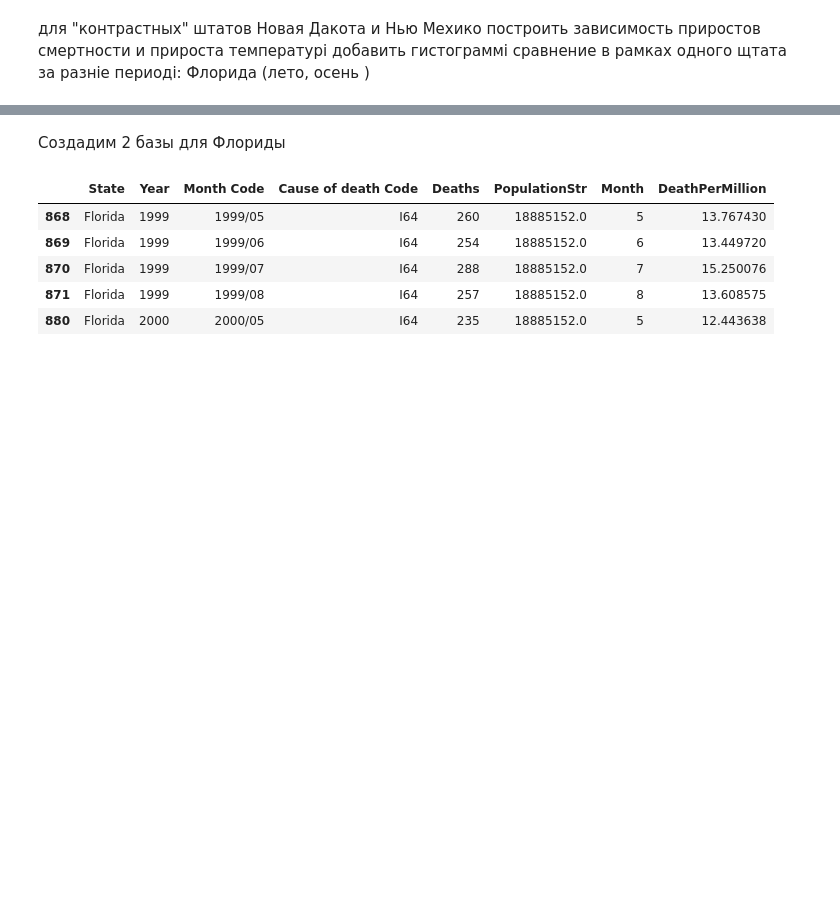
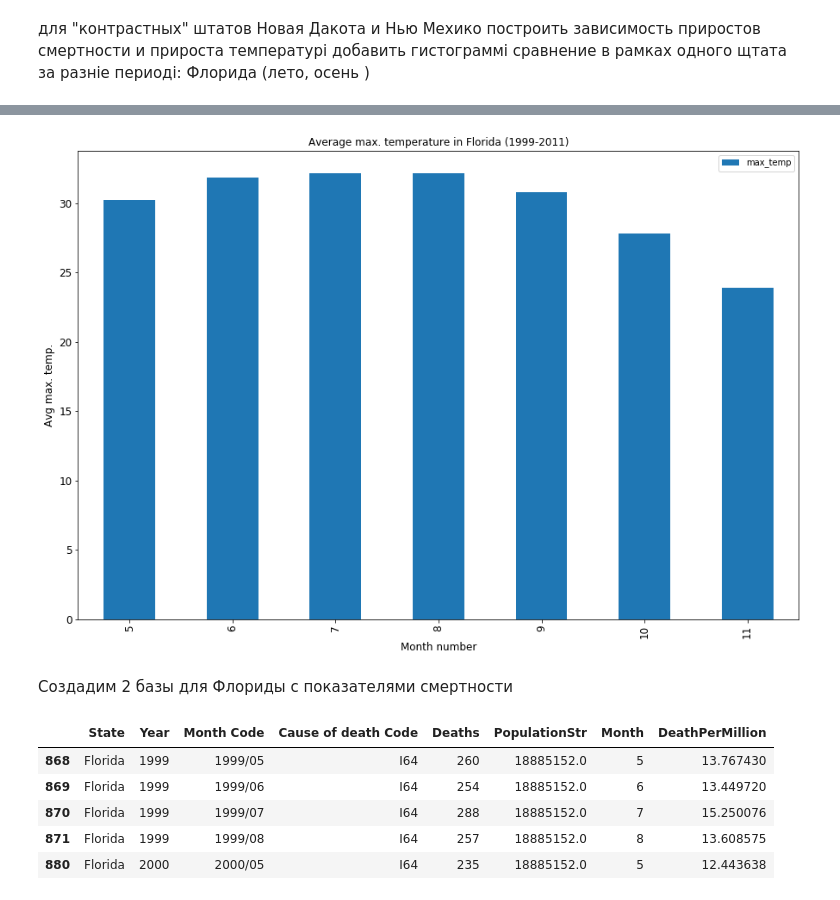
Before and after one commit to vlnik-belyaev/CDC_stat, a Jupyter notebook: CDC_heat_influence/Draft version.ipynb, the cells around one changed output, grey strips where cells are left out. Saved outputs shown, nothing was run; the diff lists cells and outputs as text; code cells hidden in the pictures; blank space fills up the shorter version.

```diff
--- a/CDC_heat_influence/Draft version.ipynb
+++ b/CDC_heat_influence/Draft version.ipynb
@@ -486,0 +521,4 @@ plt.show()
+# %%
+florida_temp_data = raw_temp_florida_data[['State', 'Year', 'Month Code', 'Day of Month', 'Avg Daily Max Air Temperature (C)']]
+# %%
+florida_temp_data.columns = ['state','year', 'month','day','max_temp']
@@ -486,0 +536,3 @@ plt.show()
+# %%
+florida_autumn_temp = florida_temp_data[(florida_temp_data['month']>=9)&(florida_temp_data['month']<=11)]
+florida_temp = florida_temp_data[(florida_temp_data['month']>=5)&(florida_temp_data['month']<=11)]
@@ -486,0 +541,5 @@ plt.show()
+# %%
+fs = florida_summer_temp.groupby(['month'])['max_temp'].mean().to_frame().reset_index()
+fa = florida_autumn_temp.groupby(['month'])['max_temp'].mean().to_frame().reset_index()
+fboth = florida_temp.groupby(['month'])['max_temp'].mean().to_frame().reset_index()
+fboth
@@ -487,5 +555,14 @@ plt.show()
+# %%
+ax = fboth.plot(x='month', y='max_temp', kind='bar',
+                title ="Average max. temperature in Florida (1999-2011)",
+                figsize=(15, 10), legend=True, fontsize=12)
+ax.set_xlabel("Month number", fontsize=12)
+ax.set_ylabel("Avg max. temp.", fontsize=12)
+plt.show()
+# %% [output]
+[figure, added]
 # %% [markdown]
-Создадим 2 базы для Флориды
+Создадим 2 базы для Флориды с показателями смертности
 # %%
 florda_summer = stroke_death_with_pop[(stroke_death_with_pop['Month']>=5)
                                       & (stroke_death_with_pop['Month']<=8)
```
Also changed, not shown: parts of 16 cells of this notebook.
